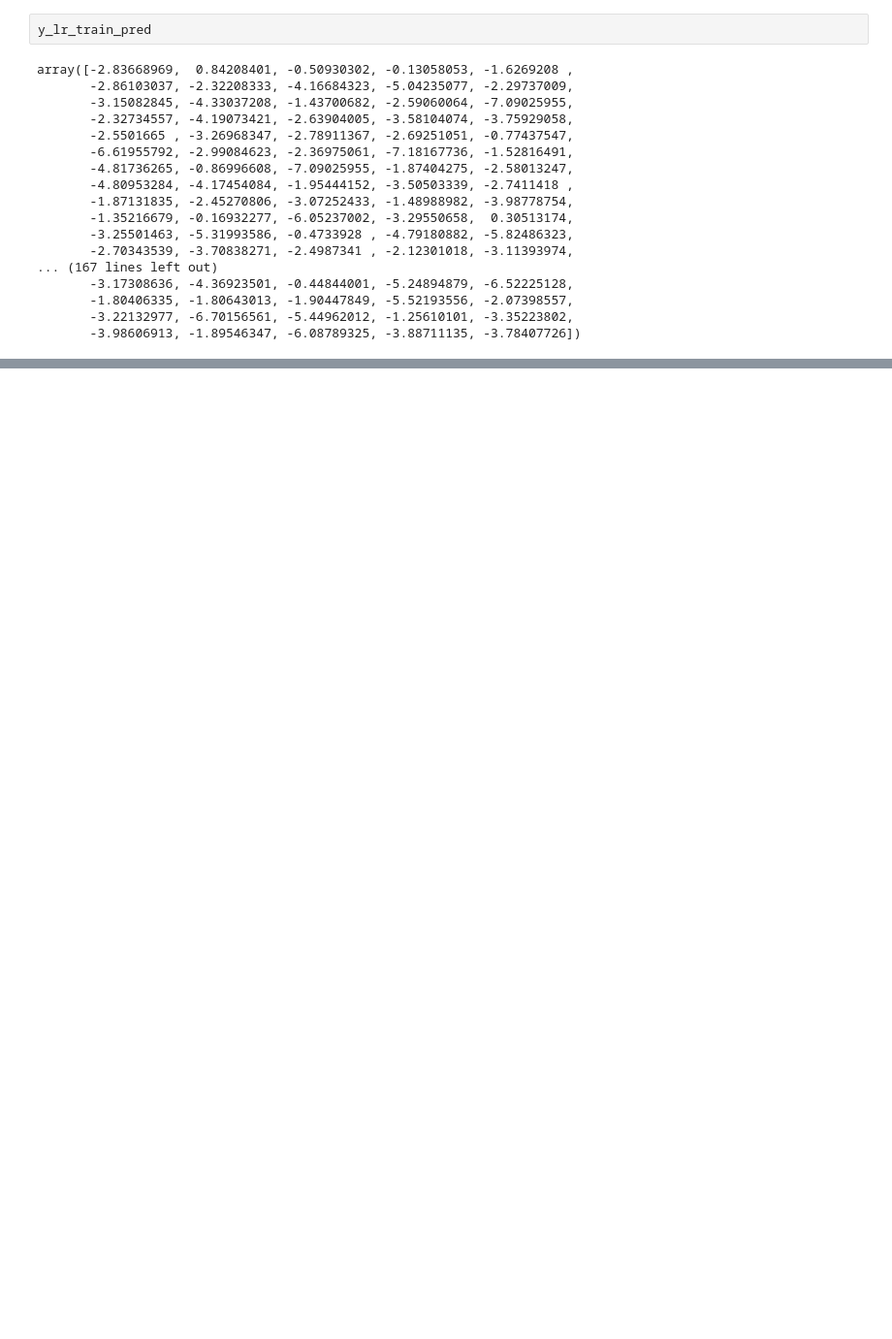
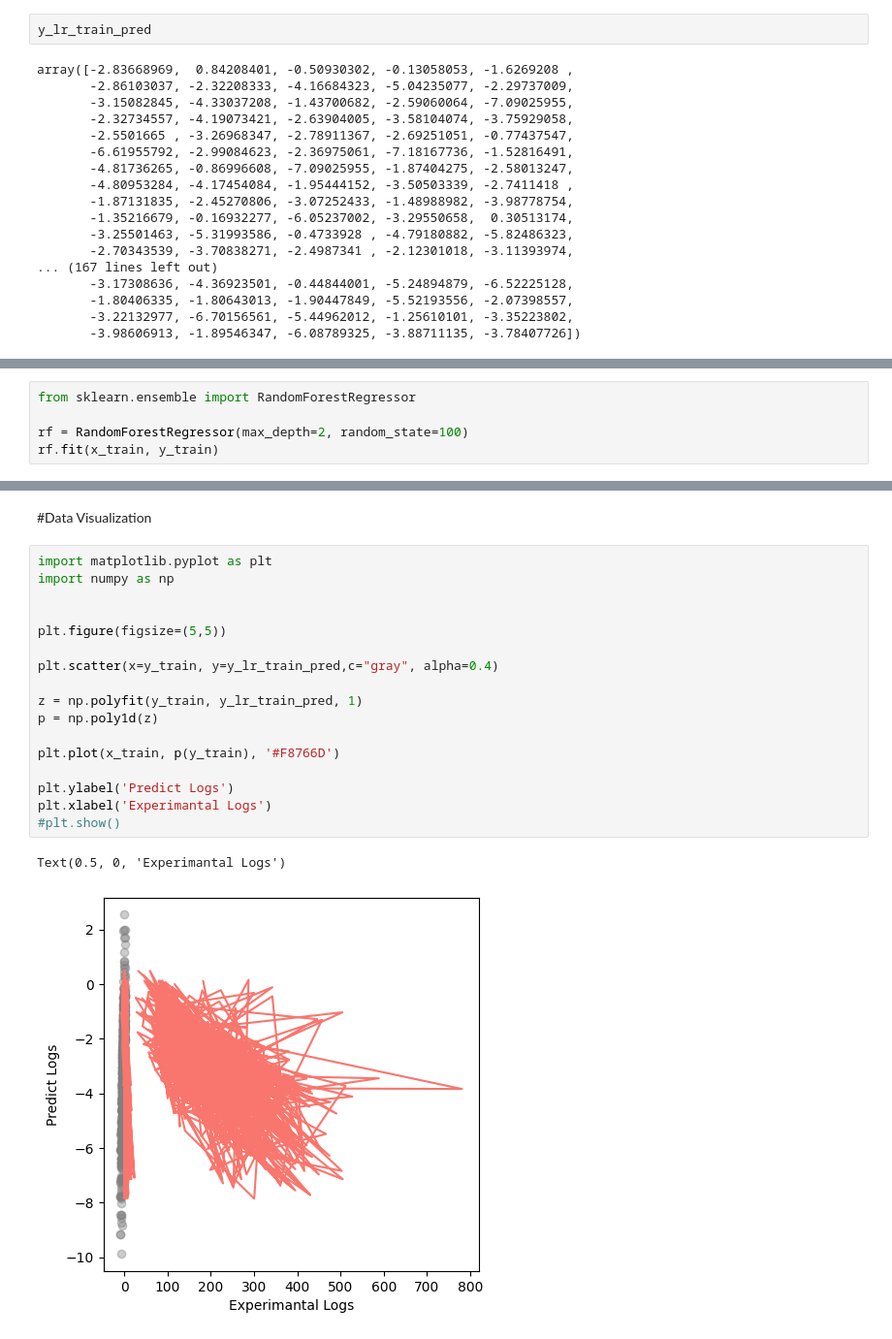
Before and after one commit to mwangisentry-talks/desktop-tutorial, a Jupyter notebook: BuildModel.ipynb, the cells around one changed output, grey strips where cells are left out. Shown: that part at 97% size. Drawn from its saved outputs; the diff is of its cells as text; blank space fills up the shorter version.

```diff
--- a/BuildModel.ipynb
+++ b/BuildModel.ipynb
@@ -153,0 +198,5 @@ array([-2.83668969,  0.84208401, -0.50930302, -0.13058053, -1.6269208 ,
+# %%
+from sklearn.ensemble import RandomForestRegressor
+
+rf = RandomForestRegressor(max_depth=2, random_state=100)
+rf.fit(x_train, y_train)
@@ -153,0 +238,22 @@ array([-2.83668969,  0.84208401, -0.50930302, -0.13058053, -1.6269208 ,
+# %% [markdown]
+#Data Visualization
+# %%
+import matplotlib.pyplot as plt
+import numpy as np
+
+
+plt.figure(figsize=(5,5))
+
+plt.scatter(x=y_train, y=y_lr_train_pred,c="gray", alpha=0.4)
+
+z = np.polyfit(y_train, y_lr_train_pred, 1)
+p = np.poly1d(z)
+
+plt.plot(x_train, p(y_train), '#F8766D')
+
+plt.ylabel('Predict Logs')
+plt.xlabel('Experimantal Logs')
+#plt.show()
+# %% [output]
+Text(0.5, 0, 'Experimantal Logs')
+[figure, added]
```
Also changed, not shown: parts of 27 cells of this notebook.
